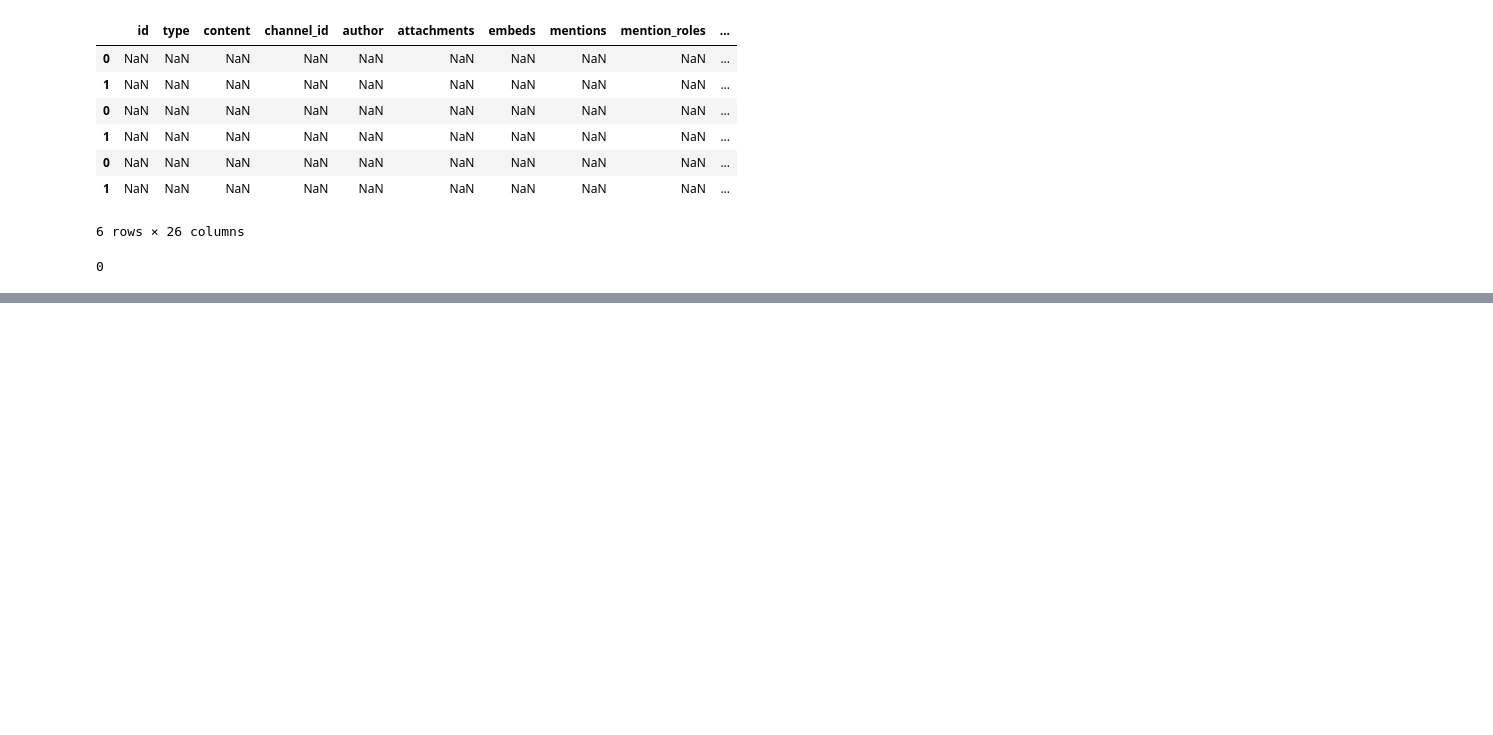
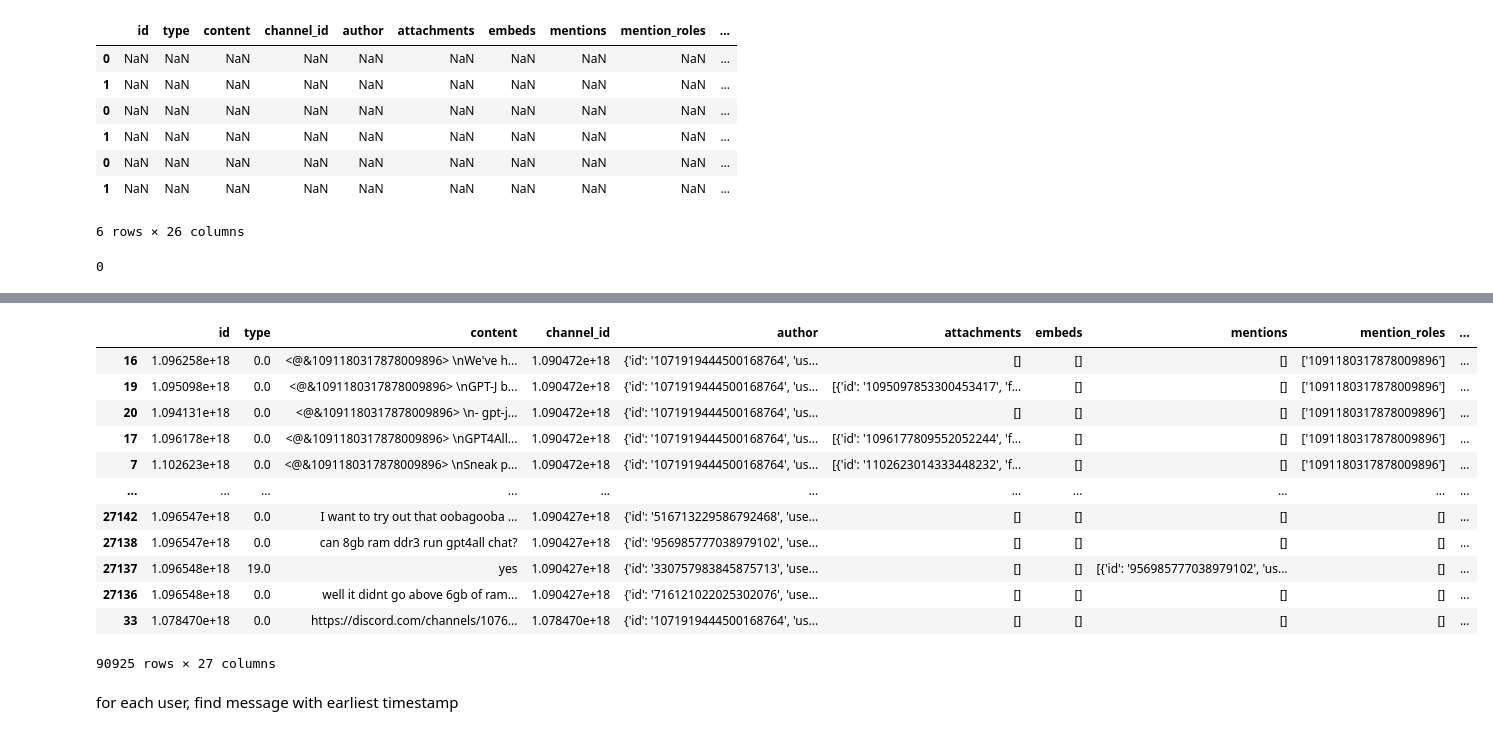
Before and after one commit to KeremP/NomicCDSApplication, a Jupyter notebook: notebooks/eda.ipynb, the cells around one changed output, grey strips where cells are left out. Saved outputs shown, nothing was run; the diff lists cells and outputs as text; code cells hidden in the pictures; blank space fills up the shorter version.

```diff
--- a/notebooks/eda.ipynb
+++ b/notebooks/eda.ipynb
@@ -49,0 +99,22 @@ sum(all_data['id'].isna())
+# %%
+all_data.drop(
+    all_data.loc[all_data['channel_name'] == "roles"].index,
+    inplace=True
+)
+# %%
+def get_reaction_count(x: str):
+    if type(x) is not str: return 0
+    x = x.replace("'",'"')
+    x_split = x.split("emoji")
+    counts = 0
+    for s in x_split:
+        if "count" not in s: continue
+        try:
+            counts+=int(
+                    s.split('count":')[1].split(",")[0].strip()
+                )
+        except:
+            continue
+    return counts
+# %%
+all_data['reaction_count'] = all_data['reactions'].apply(lambda x: get_reaction_count(x))
@@ -49,0 +125,20 @@ sum(all_data['id'].isna())
+# %%
+reactions = all_data.sort_values(by=['reaction_count'], ascending=False)
+# %%
+reactions
+# %% [output]
+|  | id | type | content | channel_id | author | attachments | embeds | mentions | mention_roles | ... |
+| 16 | 1.096258e+18 | 0.0 | <@&1091180317878009896> \nWe've h... | 1.090472e+18 | {'id': '1071919444500168764', 'us... | [] | [] | [] | ['1091180317878009896'] | ... |
+| 19 | 1.095098e+18 | 0.0 | <@&1091180317878009896> \nGPT-J b... | 1.090472e+18 | {'id': '1071919444500168764', 'us... | [{'id': '1095097853300453417', 'f... | [] | [] | ['1091180317878009896'] | ... |
+| 20 | 1.094131e+18 | 0.0 | <@&1091180317878009896> \n- gpt-j... | 1.090472e+18 | {'id': '1071919444500168764', 'us... | [] | [] | [] | ['1091180317878009896'] | ... |
+| 17 | 1.096178e+18 | 0.0 | <@&1091180317878009896> \nGPT4All... | 1.090472e+18 | {'id': '1071919444500168764', 'us... | [{'id': '1096177809552052244', 'f... | [] | [] | ['1091180317878009896'] | ... |
+| 7 | 1.102623e+18 | 0.0 | <@&1091180317878009896> \nSneak p... | 1.090472e+18 | {'id': '1071919444500168764', 'us... | [{'id': '1102623014333448232', 'f... | [] | [] | ['1091180317878009896'] | ... |
+| ... | ... | ... | ... | ... | ... | ... | ... | ... | ... | ... |
+| 27142 | 1.096547e+18 | 0.0 | I want to try out that oobagooba ... | 1.090427e+18 | {'id': '516713229586792468', 'use... | [] | [] | [] | [] | ... |
+| 27138 | 1.096547e+18 | 0.0 | can 8gb ram ddr3 run gpt4all chat? | 1.090427e+18 | {'id': '956985777038979102', 'use... | [] | [] | [] | [] | ... |
+| 27137 | 1.096548e+18 | 19.0 | yes | 1.090427e+18 | {'id': '330757983845875713', 'use... | [] | [] | [{'id': '956985777038979102', 'us... | [] | ... |
+| 27136 | 1.096548e+18 | 0.0 | well it didnt go above 6gb of ram... | 1.090427e+18 | {'id': '716121022025302076', 'use... | [] | [] | [] | [] | ... |
+| 33 | 1.078470e+18 | 0.0 | https://discord.com/channels/1076... | 1.078470e+18 | {'id': '1071919444500168764', 'us... | [] | [] | [] | [] | ... |
+90925 rows × 27 columns
+# %% [markdown]
+for each user, find message with earliest timestamp
```
Also changed, not shown: parts of 29 cells of this notebook, 1 other file.
